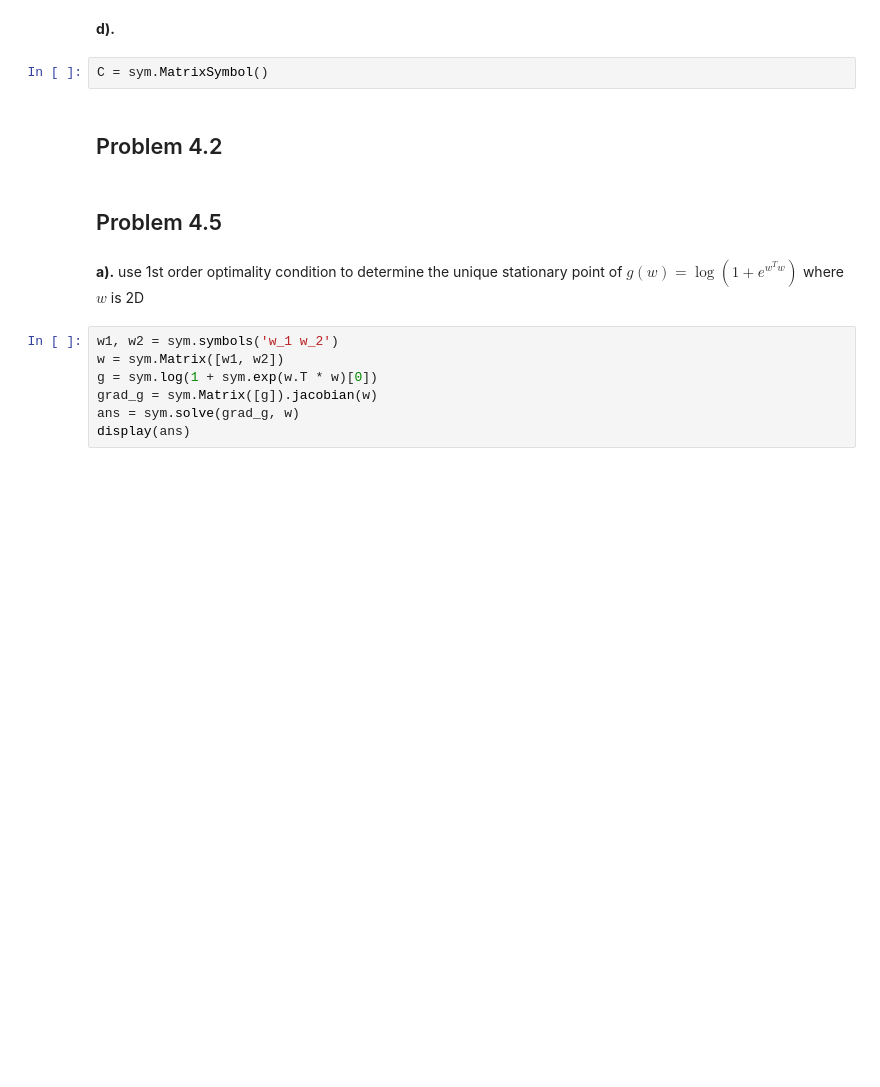
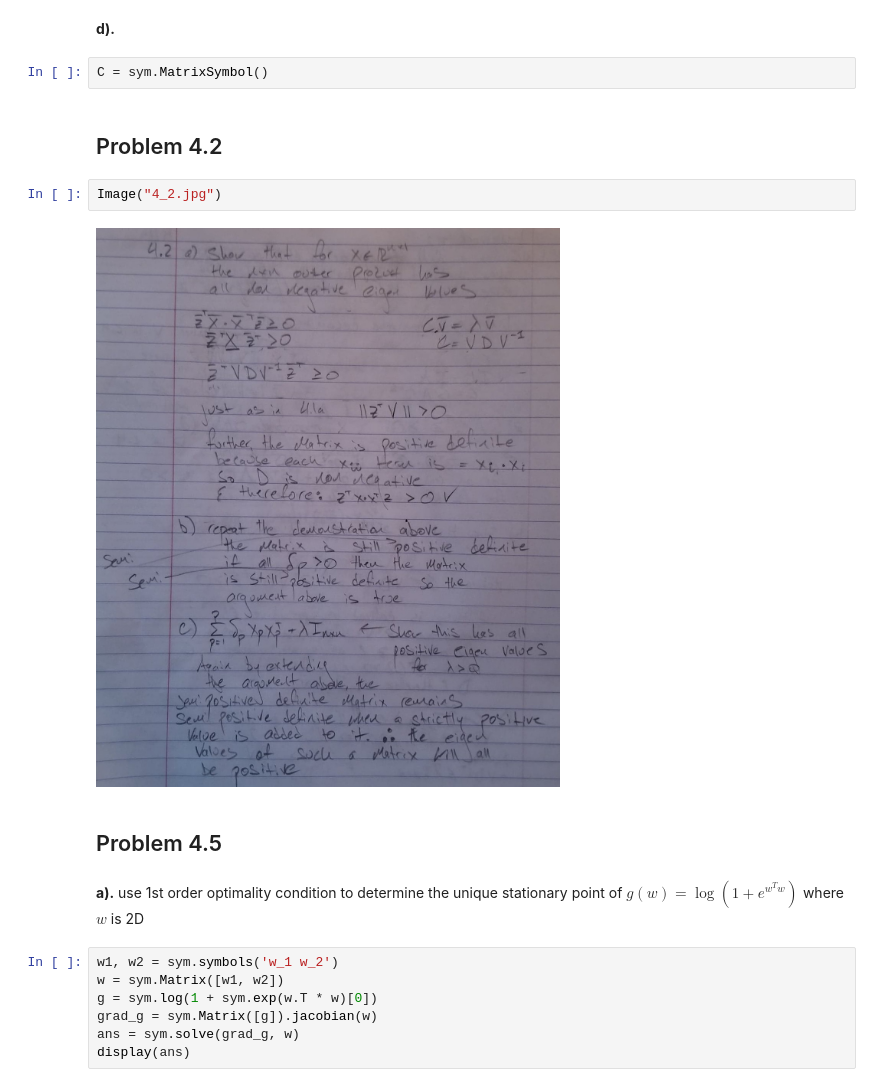
Before and after one commit to JCohner/spring2020, a Jupyter notebook: MLFAA/hw2/Homework2.ipynb, the cells around one changed output. Drawn from its saved outputs; the diff is of its cells as text; blank space fills up the shorter version.

```diff
--- a/MLFAA/hw2/Homework2.ipynb
+++ b/MLFAA/hw2/Homework2.ipynb
@@ -56,6 +62,10 @@ since the eigen values of C are >= to 0 we can verify that the quadaratic functi
 C = sym.MatrixSymbol()
 # %% [markdown]
 ## Problem 4.2
+# %%
+Image("4_2.jpg")
+# %% [output]
+[figure, added]
 # %% [markdown]
 ## Problem 4.5
 # %% [markdown]
```
Also changed, not shown: parts of 4 cells of this notebook, 3 other files.
